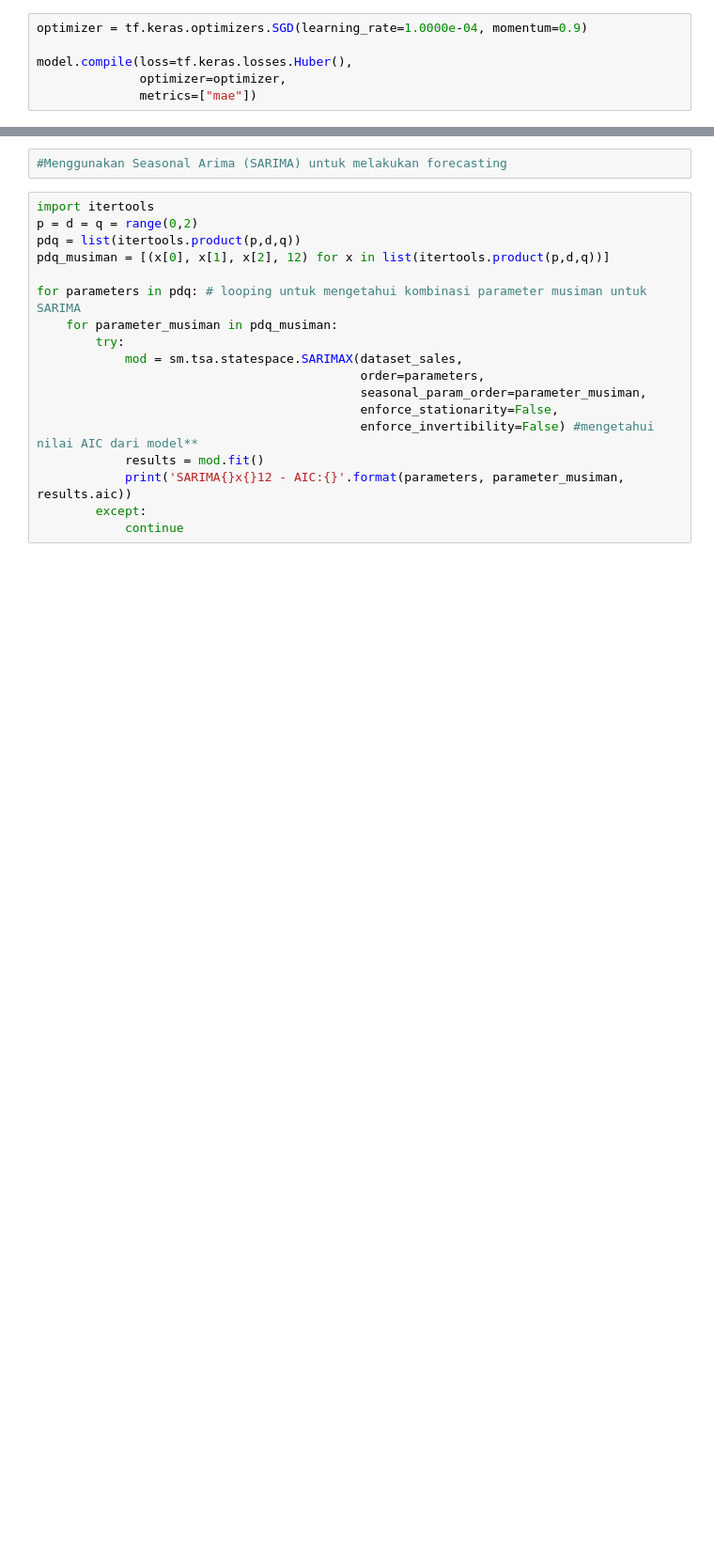
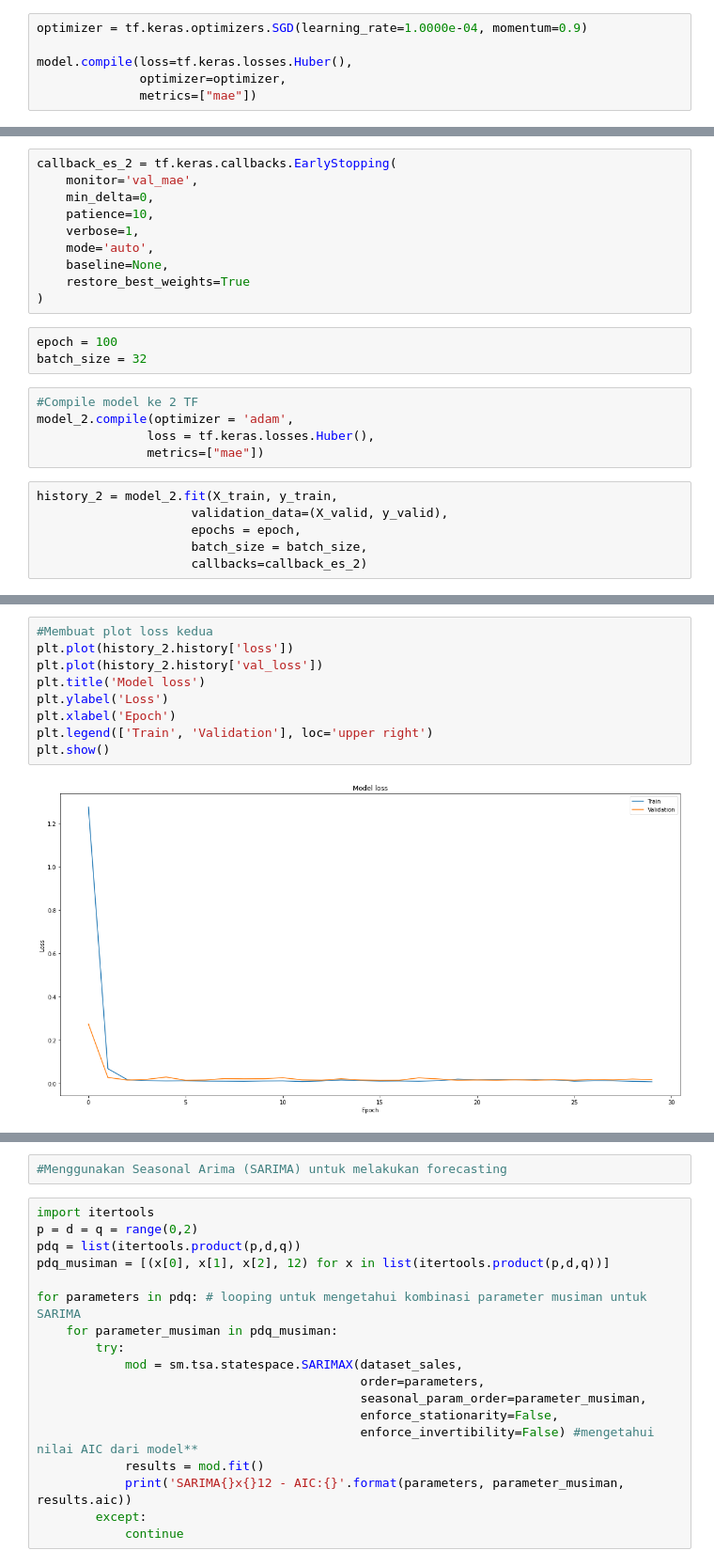
Before and after one commit to Latiefabdul/Retail_2, a Jupyter notebook: Time_Series_Analysis_Sales_Retail_2.ipynb, the cells around one changed output, grey strips where cells are left out. Shown at 94% size. Saved outputs shown, nothing was run; the diff lists cells and outputs as text; blank space fills up the shorter version.

```diff
--- a/Time_Series_Analysis_Sales_Retail_2.ipynb
+++ b/Time_Series_Analysis_Sales_Retail_2.ipynb
@@ -245,0 +410,24 @@ plt.show()
+# %%
+callback_es_2 = tf.keras.callbacks.EarlyStopping(
+    monitor='val_mae',
+    min_delta=0,
+    patience=10,
+    verbose=1,
+    mode='auto',
+    baseline=None,
+    restore_best_weights=True
+)
+# %%
+epoch = 100
+batch_size = 32
+# %%
+#Compile model ke 2 TF
+model_2.compile(optimizer = 'adam',
+               loss = tf.keras.losses.Huber(),
+               metrics=["mae"])
+# %%
+history_2 = model_2.fit(X_train, y_train,
+                     validation_data=(X_valid, y_valid),
+                     epochs = epoch,
+                     batch_size = batch_size,
+                     callbacks=callback_es_2)
@@ -245,0 +452,11 @@ plt.show()
+# %%
+#Membuat plot loss kedua
+plt.plot(history_2.history['loss'])
+plt.plot(history_2.history['val_loss'])
+plt.title('Model loss')
+plt.ylabel('Loss')
+plt.xlabel('Epoch')
+plt.legend(['Train', 'Validation'], loc='upper right')
+plt.show()
+# %% [output]
+[figure, added]
```
Also changed, not shown: parts of 67 cells of this notebook, 4 other files.
